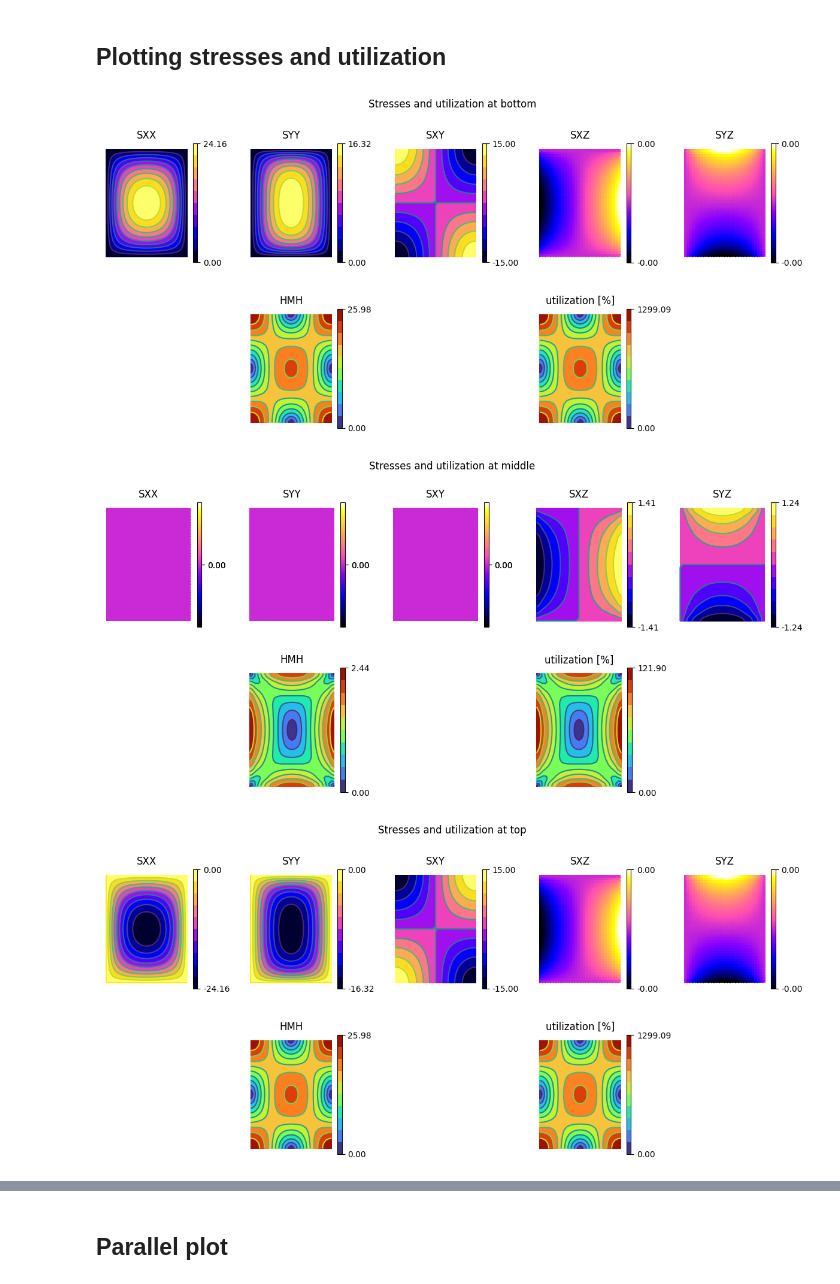
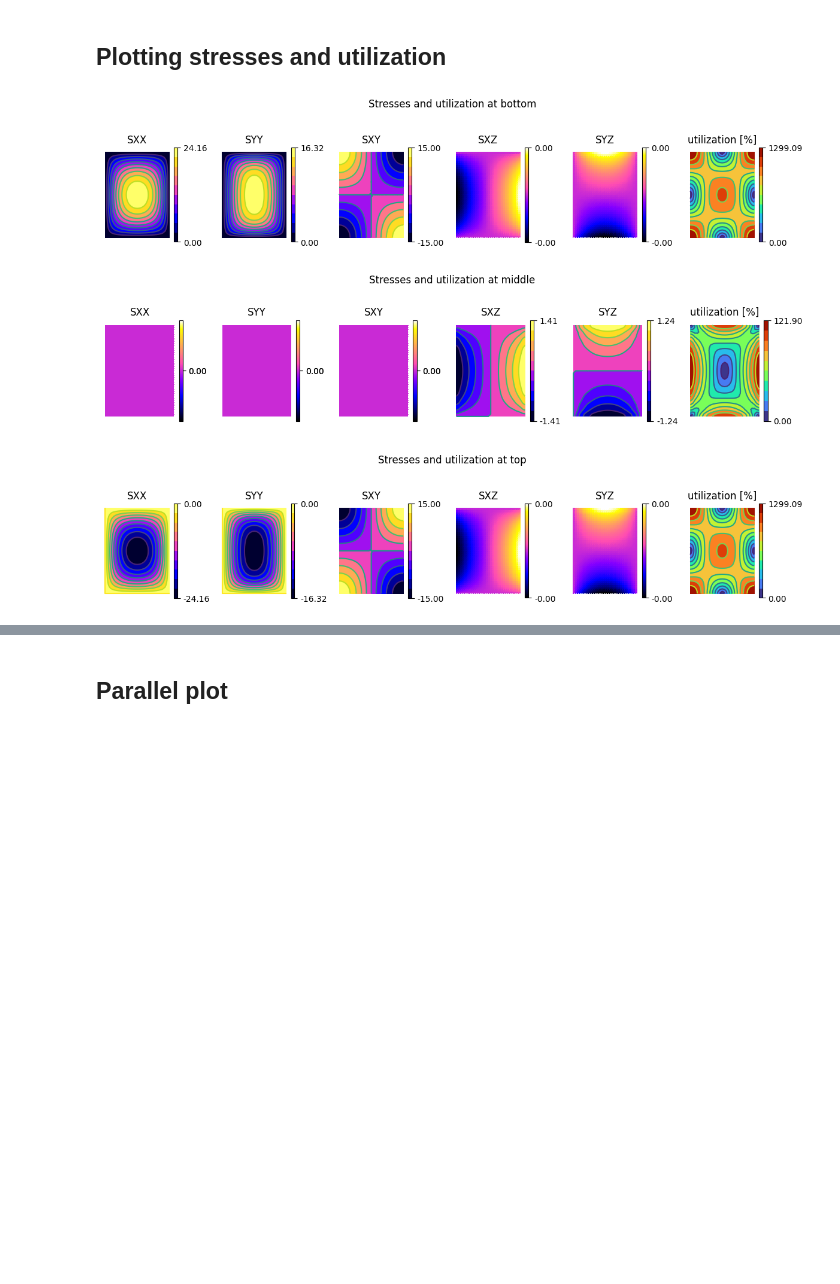
Before and after one commit to sigma-epsilon/sigmaepsilon.solid.material, a Jupyter notebook: notebooks/kirchhoff_plate_plotting_mpl.ipynb, the cells around one changed output, grey strips where cells are left out. Drawn from its saved outputs; the diff is of its cells as text; code cells hidden in the pictures; blank space fills up the shorter version.

```diff
--- a/notebooks/kirchhoff_plate_plotting_mpl.ipynb
+++ b/notebooks/kirchhoff_plate_plotting_mpl.ipynb
@@ -78,7 +84,7 @@ import numpy as np
 
 plt.style.use("default")
 
-def plot_2d_stresses(stresses, hmh, utils, z):
+def plot_2d_stresses(stresses, utils, z):
     SXX, SYY, SXY, SXZ, SYZ = list(range(5))
     labels = {
         SXX: "SXX",
@@ -90,9 +96,9 @@ def plot_2d_stresses(stresses, hmh, utils, z):
     ilabels = {k: i for i, k in enumerate(labels)}
     formatter = floatformatter(sig=2)
 
-    fig = plt.figure(figsize=(12, 6), tight_layout=True)  # in inches
+    fig = plt.figure(figsize=(12, 3), tight_layout=True)  # in inches
     fig.patch.set_facecolor("white")
-    gs = gridspec.GridSpec(2, 5)
+    gs = gridspec.GridSpec(1, 6)
 
     for i, key in enumerate([SXX, SYY, SXY, SXZ, SYZ]):
         ikey = ilabels[key]
@@ -111,22 +117,7 @@ def plot_2d_stresses(stresses, hmh, utils, z):
             lw=0,
         )
 
-    ax = fig.add_subplot(gs[1, 1])
-    data=hmh
-    ax_nlevels = None if np.abs(data.min()-data.max()) < 1e-12 else 10
-    triplot_mpl_data(
-        triobj,
-        ax=ax,
-        fig=fig,
-        title="HMH",
-        data=data,
-        cmap="turbo",
-        axis="off",
-        nlevels=ax_nlevels,
-        lw=0,
-    )
-
-    ax = fig.add_subplot(gs[1, 3])
+    ax = fig.add_subplot(gs[0, 5])
     data=utils
     ax_nlevels = None if np.abs(data.min()-data.max()) < 1e-12 else 10
     triplot_mpl_data(
@@ -152,22 +143,21 @@ def plot_2d_stresses(stresses, hmh, utils, z):
 # %%
 import numpy as np
 
 load_case_results = results["LG1", "LC1"]
 strains = load_case_results[:, 3:8]
 shear_forces = load_case_results[:, 11:13]
 z = np.array([-1.0, 0.0, 1.0])
 
 stresses = section.calculate_stresses(strains=strains, shear_forces=shear_forces, z=z)
-hmh = section.calculate_equivalent_stress(strains=strains, shear_forces=shear_forces, z=z)
 util = section.utilization(strains=strains, shear_forces=shear_forces, z=z)
 
-plot_2d_stresses(stresses[:, 0], hmh[:, 0], util[:, 0], z="bottom")
-plot_2d_stresses(stresses[:, 1], hmh[:, 1], util[:, 1], z="middle")
-plot_2d_stresses(stresses[:, 2], hmh[:, 2], util[:, 2], z="top")
+plot_2d_stresses(stresses[:, 0], util[:, 0], z="bottom")
+plot_2d_stresses(stresses[:, 1], util[:, 1], z="middle")
+plot_2d_stresses(stresses[:, 2], util[:, 2], z="top")
 # %% [output]
-[figure, old version]
+[figure, new version]
-[figure, old version]
+[figure, new version]
-[figure, old version]
+[figure, new version]
 # %%
 load_case_results = results["LG2", "LC3"]
 strains = load_case_results[:, 3:8]
```
Also changed, not shown: parts of 4 cells of this notebook, 4 other files.
